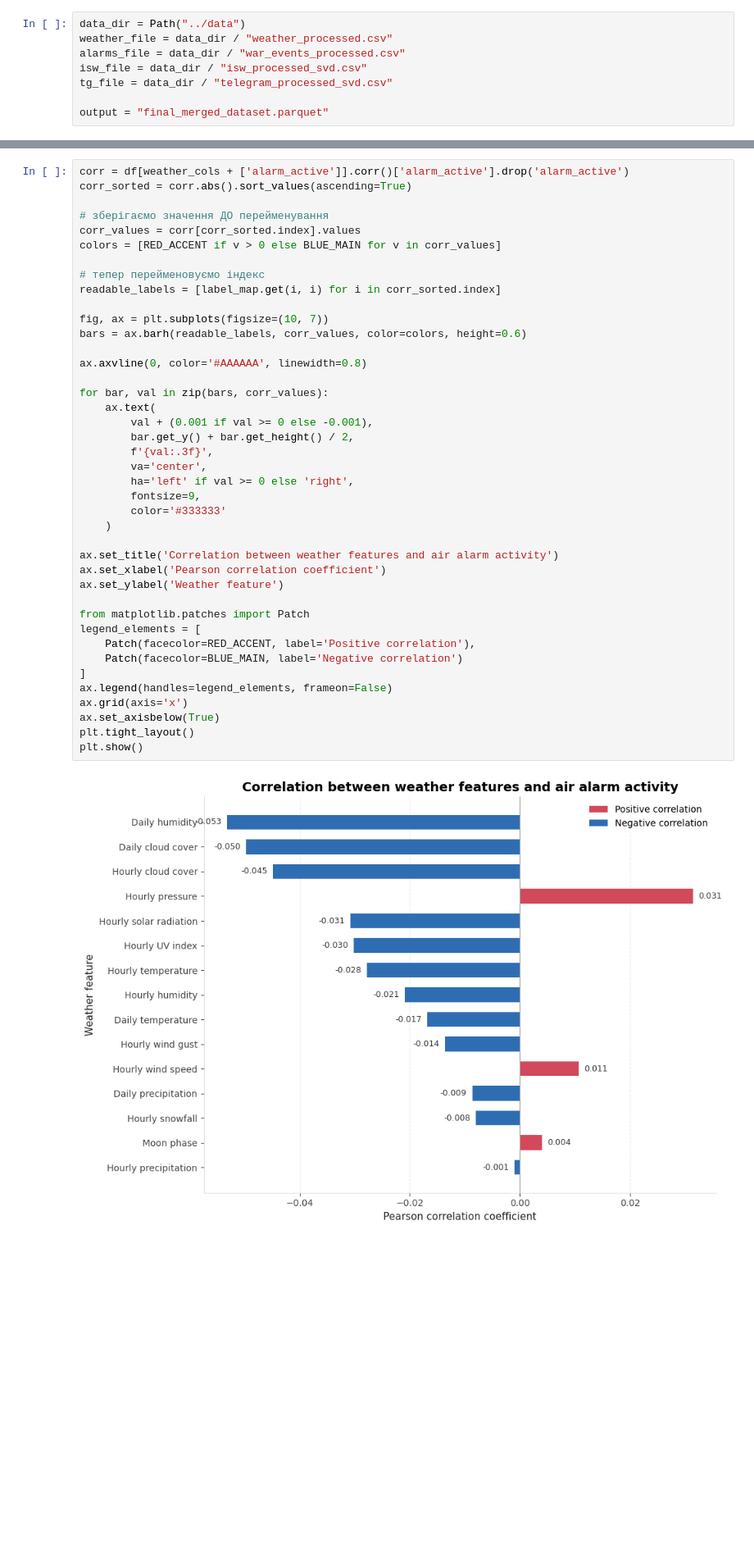
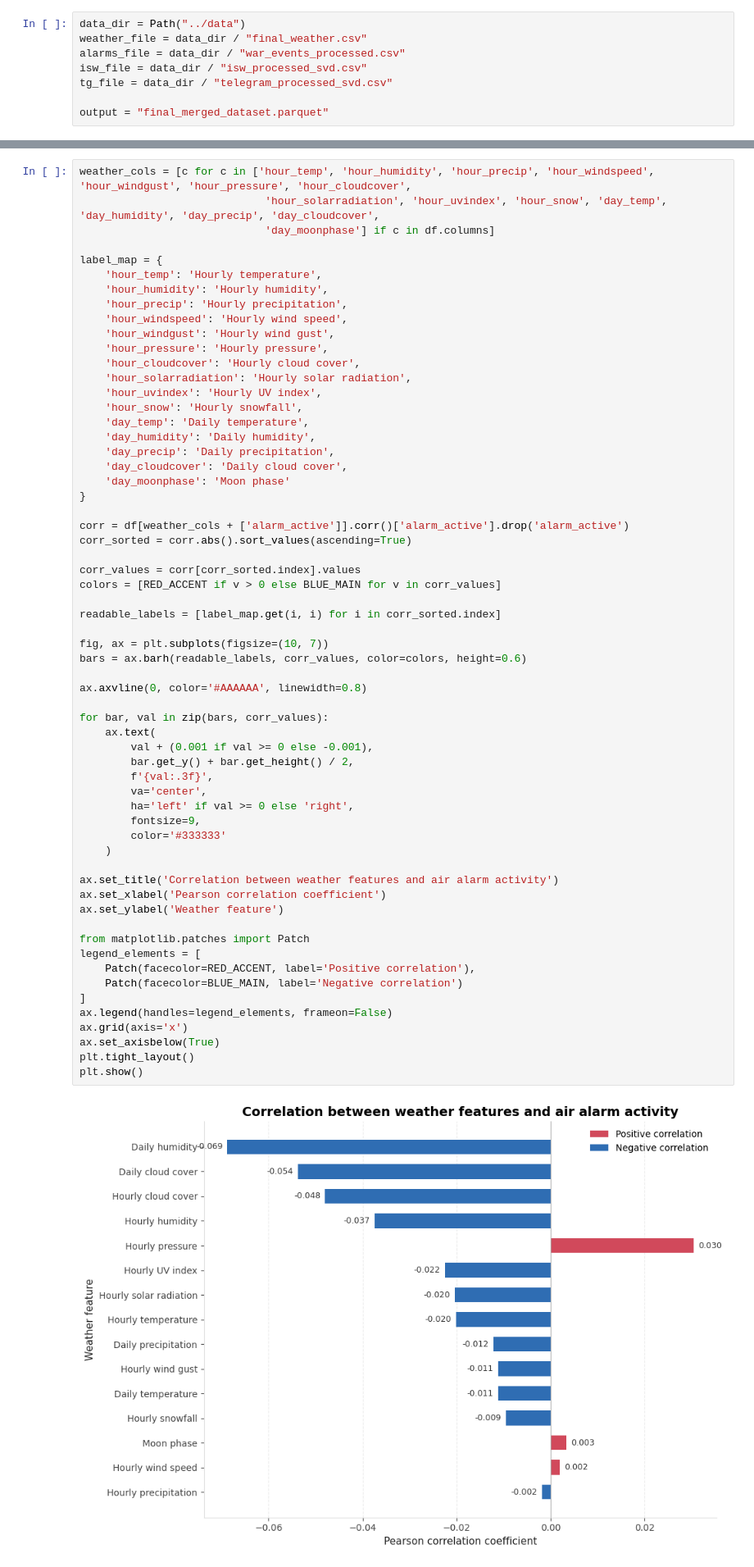
Before and after one commit to khorunzhaviktoriia/war-events-predictor-saas, a Jupyter notebook: forecasting/data_merge_feature_engineering.ipynb, the cells around one changed output, grey strips where cells are left out. Shown at 82% size. Cells and saved outputs as stored; diff of their text form; blank space fills up the shorter version.

Commit message:
Merge with new Donetsk data and EDA update

```diff
--- a/forecasting/data_merge_feature_engineering.ipynb
+++ b/forecasting/data_merge_feature_engineering.ipynb
@@ -22,7 +22,7 @@ import matplotlib.patches as mpatches
 ## II. Importing datasets and creating base dataframes
 # %%
 data_dir = Path("../data")
-weather_file = data_dir / "weather_processed.csv"
+weather_file = data_dir / "final_weather.csv"
 alarms_file = data_dir / "war_events_processed.csv"
 isw_file = data_dir / "isw_processed_svd.csv"
 tg_file = data_dir / "telegram_processed_svd.csv"
@@ -797,48 +797,68 @@ plt.show()
 # %% [markdown]
 ### Weather correlations analysis
 # %%
+weather_cols = [c for c in ['hour_temp', 'hour_humidity', 'hour_precip', 'hour_windspeed', 'hour_windgust', 'hour_pressure', 'hour_cloudcover',
+                             'hour_solarradiation', 'hour_uvindex', 'hour_snow', 'day_temp', 'day_humidity', 'day_precip', 'day_cloudcover',
+                             'day_moonphase'] if c in df.columns]
+
+label_map = {
+    'hour_temp': 'Hourly temperature',
+    'hour_humidity': 'Hourly humidity',
+    'hour_precip': 'Hourly precipitation',
+    'hour_windspeed': 'Hourly wind speed',
+    'hour_windgust': 'Hourly wind gust',
+    'hour_pressure': 'Hourly pressure',
+    'hour_cloudcover': 'Hourly cloud cover',
+    'hour_solarradiation': 'Hourly solar radiation',
+    'hour_uvindex': 'Hourly UV index',
+    'hour_snow': 'Hourly snowfall',
+    'day_temp': 'Daily temperature',
+    'day_humidity': 'Daily humidity',
+    'day_precip': 'Daily precipitation',
+    'day_cloudcover': 'Daily cloud cover',
+    'day_moonphase': 'Moon phase'
+}
+
 corr = df[weather_cols + ['alarm_active']].corr()['alarm_active'].drop('alarm_active')
 corr_sorted = corr.abs().sort_values(ascending=True)
 
-# зберігаємо значення ДО перейменування
 corr_values = corr[corr_sorted.index].values
 colors = [RED_ACCENT if v > 0 else BLUE_MAIN for v in corr_values]
 
-# тепер перейменовуємо індекс
 readable_labels = [label_map.get(i, i) for i in corr_sorted.index]
 
 fig, ax = plt.subplots(figsize=(10, 7))
 bars = ax.barh(readable_labels, corr_values, color=colors, height=0.6)
 
 ax.axvline(0, color='#AAAAAA', linewidth=0.8)
 
 for bar, val in zip(bars, corr_values):
     ax.text(
         val + (0.001 if val >= 0 else -0.001),
         bar.get_y() + bar.get_height() / 2,
         f'{val:.3f}',
         va='center',
         ha='left' if val >= 0 else 'right',
         fontsize=9,
         color='#333333'
     )
 
 ax.set_title('Correlation between weather features and air alarm activity')
 ax.set_xlabel('Pearson correlation coefficient')
 ax.set_ylabel('Weather feature')
 
 from matplotlib.patches import Patch
 legend_elements = [
     Patch(facecolor=RED_ACCENT, label='Positive correlation'),
     Patch(facecolor=BLUE_MAIN, label='Negative correlation')
 ]
 ax.legend(handles=legend_elements, frameon=False)
 ax.grid(axis='x')
 ax.set_axisbelow(True)
 plt.tight_layout()
 plt.show()
 # %% [output]
-[figure, old version]
+[figure, new version]
 # %%
 fig, axes = plt.subplots(1, 3, figsize=(12, 5))
 
```
Also changed, not shown: parts of 46 cells of this notebook.
